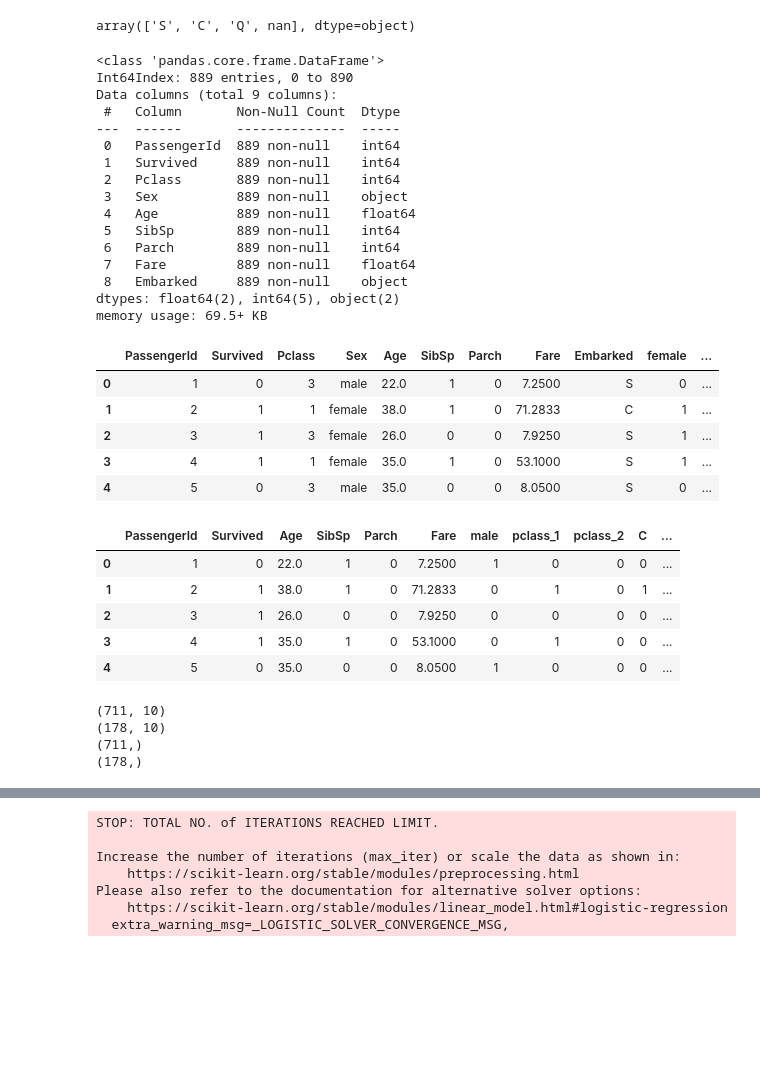
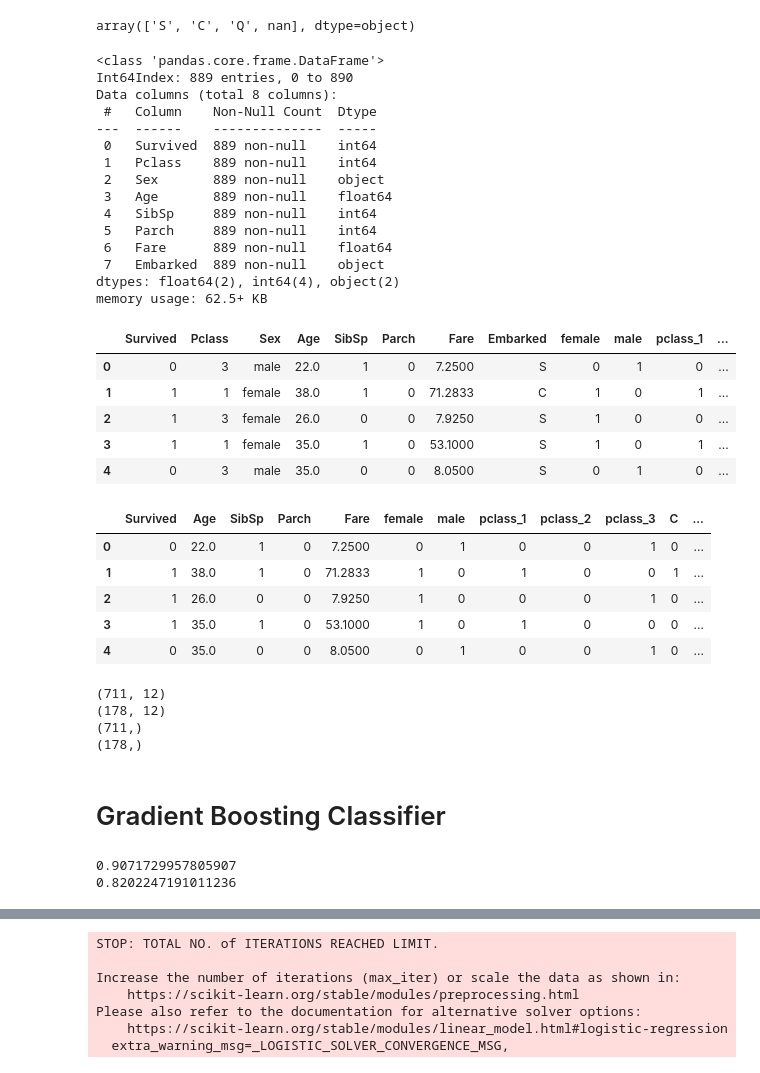
Before and after one commit to Nikhil-Jagtap619/Titanic-survival-, a Jupyter notebook: titanic.ipynb, the cells around one changed output, grey strips where cells are left out. Saved outputs shown, nothing was run; the diff lists cells and outputs as text; code cells hidden in the pictures; blank space fills up the shorter version.

```diff
--- a/titanic.ipynb
+++ b/titanic.ipynb
@@ -57,6 +57,6 @@ train.describe()
 | 75% | 668.500000 | 1.000000 | 3.000000 | 38.000000 | 1.000000 | 0.000000 | 31.000000 |
 | max | 891.000000 | 1.000000 | 3.000000 | 80.000000 | 8.000000 | 6.000000 | 512.329200 |
 # %%
-train.drop(["Name","Ticket","Cabin"], axis=1, inplace=True)
+train.drop(["Name","Ticket","Cabin","PassengerId"], axis=1, inplace=True)
 train.head()
 # %% [output]
@@ -108,20 +108,19 @@ train.info()
 # %% [output]
 <class 'pandas.core.frame.DataFrame'>
 Int64Index: 889 entries, 0 to 890
-Data columns (total 9 columns):
- #   Column       Non-Null Count  Dtype
----  ------       --------------  -----
- 0   PassengerId  889 non-null    int64
- 1   Survived     889 non-null    int64
- 2   Pclass       889 non-null    int64
- 3   Sex          889 non-null    object
- 4   Age          889 non-null    float64
- 5   SibSp        889 non-null    int64
- 6   Parch        889 non-null    int64
- 7   Fare         889 non-null    float64
- 8   Embarked     889 non-null    object
-dtypes: float64(2), int64(5), object(2)
-memory usage: 69.5+ KB
+Data columns (total 8 columns):
+ #   Column    Non-Null Count  Dtype
+---  ------    --------------  -----
+ 0   Survived  889 non-null    int64
+ 1   Pclass    889 non-null    int64
+ 2   Sex       889 non-null    object
+ 3   Age       889 non-null    float64
+ 4   SibSp     889 non-null    int64
+ 5   Parch     889 non-null    int64
+ 6   Fare      889 non-null    float64
+ 7   Embarked  889 non-null    object
+dtypes: float64(2), int64(4), object(2)
+memory usage: 62.5+ KB
 # %%
 gender = pd.get_dummies(train["Sex"])
 pclass = pd.get_dummies(train["Pclass"], prefix="pclass")
@@ -129,22 +128,22 @@ embark = pd.get_dummies(train["Embarked"])
 train = pd.concat([train, gender, pclass, embark], axis=1)
 train.head()
 # %% [output]
-|  | PassengerId | Survived | Pclass | Sex | Age | SibSp | Parch | Fare | Embarked | female | ... |
-| 0 | 1 | 0 | 3 | male | 22.0 | 1 | 0 | 7.2500 | S | 0 | ... |
-| 1 | 2 | 1 | 1 | female | 38.0 | 1 | 0 | 71.2833 | C | 1 | ... |
-| 2 | 3 | 1 | 3 | female | 26.0 | 0 | 0 | 7.9250 | S | 1 | ... |
-| 3 | 4 | 1 | 1 | female | 35.0 | 1 | 0 | 53.1000 | S | 1 | ... |
-| 4 | 5 | 0 | 3 | male | 35.0 | 0 | 0 | 8.0500 | S | 0 | ... |
+|  | Survived | Pclass | Sex | Age | SibSp | Parch | Fare | Embarked | female | male | pclass_1 | ... |
+| 0 | 0 | 3 | male | 22.0 | 1 | 0 | 7.2500 | S | 0 | 1 | 0 | ... |
+| 1 | 1 | 1 | female | 38.0 | 1 | 0 | 71.2833 | C | 1 | 0 | 1 | ... |
+| 2 | 1 | 3 | female | 26.0 | 0 | 0 | 7.9250 | S | 1 | 0 | 0 | ... |
+| 3 | 1 | 1 | female | 35.0 | 1 | 0 | 53.1000 | S | 1 | 0 | 1 | ... |
+| 4 | 0 | 3 | male | 35.0 | 0 | 0 | 8.0500 | S | 0 | 1 | 0 | ... |
 # %%
 # multicollinearity, if male is 1, then its pretty obvious that female is 0 so keep only one from gender class, similar to pclass class
-train_data = train.drop(["Pclass","Sex","Embarked","Q","pclass_3","female"], axis=1)
+train_data = train.drop(["Pclass","Sex","Embarked"], axis=1)
 train_data.head()
 # %% [output]
-|  | PassengerId | Survived | Age | SibSp | Parch | Fare | male | pclass_1 | pclass_2 | C | ... |
-| 0 | 1 | 0 | 22.0 | 1 | 0 | 7.2500 | 1 | 0 | 0 | 0 | ... |
-| 1 | 2 | 1 | 38.0 | 1 | 0 | 71.2833 | 0 | 1 | 0 | 1 | ... |
-| 2 | 3 | 1 | 26.0 | 0 | 0 | 7.9250 | 0 | 0 | 0 | 0 | ... |
-| 3 | 4 | 1 | 35.0 | 1 | 0 | 53.1000 | 0 | 1 | 0 | 0 | ... |
-| 4 | 5 | 0 | 35.0 | 0 | 0 | 8.0500 | 1 | 0 | 0 | 0 | ... |
+|  | Survived | Age | SibSp | Parch | Fare | female | male | pclass_1 | pclass_2 | pclass_3 | C | ... |
+| 0 | 0 | 22.0 | 1 | 0 | 7.2500 | 0 | 1 | 0 | 0 | 1 | 0 | ... |
+| 1 | 1 | 38.0 | 1 | 0 | 71.2833 | 1 | 0 | 1 | 0 | 0 | 1 | ... |
+| 2 | 1 | 26.0 | 0 | 0 | 7.9250 | 1 | 0 | 0 | 0 | 1 | 0 | ... |
+| 3 | 1 | 35.0 | 1 | 0 | 53.1000 | 1 | 0 | 1 | 0 | 0 | 0 | ... |
+| 4 | 0 | 35.0 | 0 | 0 | 8.0500 | 0 | 1 | 0 | 0 | 1 | 0 | ... |
 # %%
 x = train_data.drop("Survived", axis=1)
@@ -152,10 +151,12 @@ y = train_data.iloc[:,1]
 # %%
 from sklearn.model_selection import train_test_split
-x_train, x_test, y_train, y_test = train_test_split(x,y, test_size=0.2)
+x_train, x_test, y_train, y_test = train_test_split(x,y, test_size=0.2, stratify=y)
 for i in [x_train, x_test, y_train, y_test]:
   print(i.shape)
 # %% [output]
-(711, 10)
-(178, 10)
+(711, 12)
+(178, 12)
 (711,)
 (178,)
+# %% [markdown]
+# Gradient Boosting Classifier
@@ -161,0 +167,8 @@ for i in [x_train, x_test, y_train, y_test]:
+# %%
+gbc = GradientBoostingClassifier(n_estimators=100, learning_rate=0.1, random_state=10)
+gbc.fit(x_train, y_train)
+print(gbc.score(x_train, y_train))
+print(gbc.score(x_test, y_test))
+# %% [output]
+0.9071729957805907
+0.8202247191011236
```
Also changed, not shown: parts of 48 cells of this notebook.
